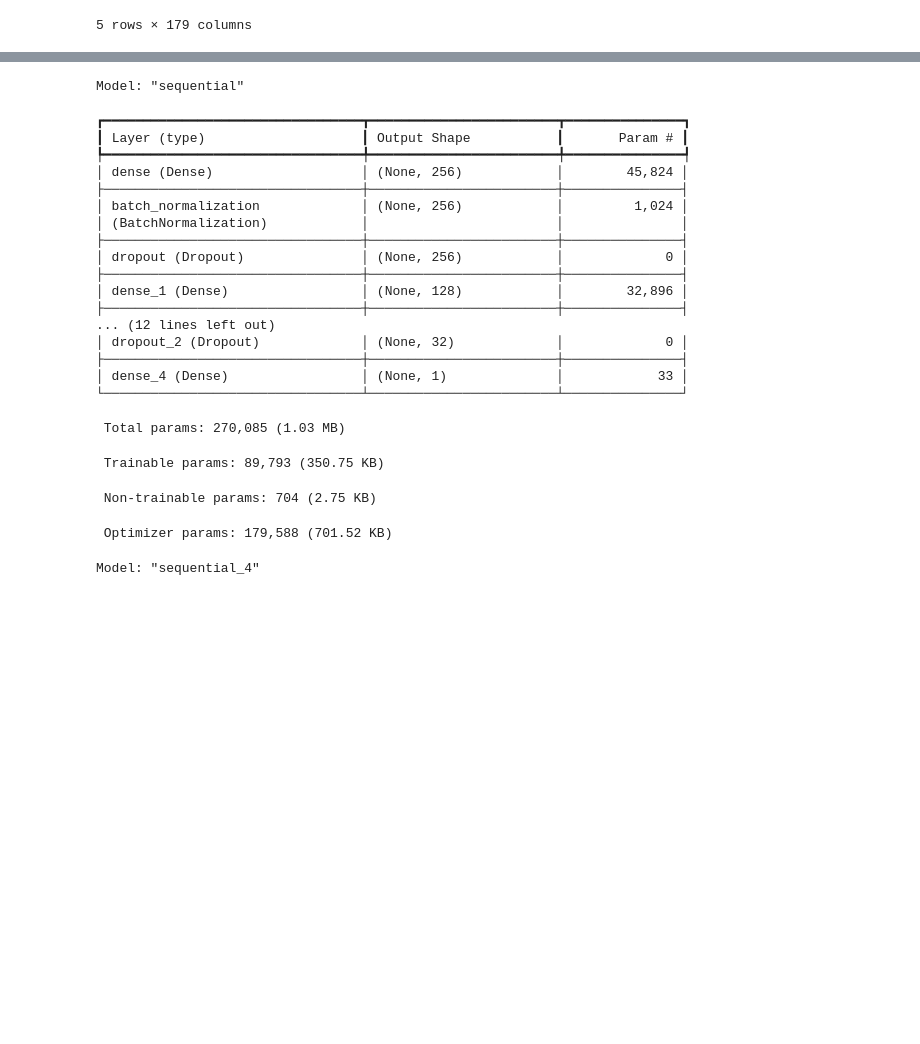
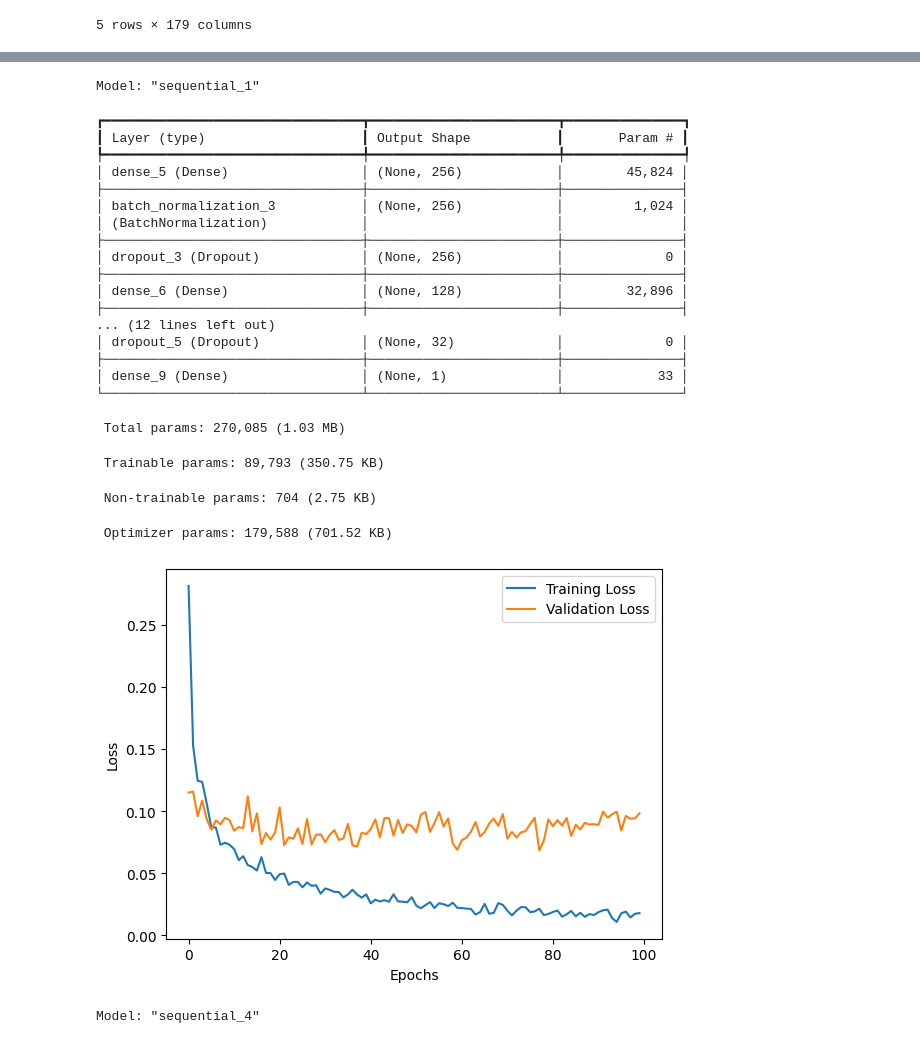
Before and after one commit to sprasha09/BME450-EpilepticSeizureRecognition, a Jupyter notebook: SeizureDetection_project.ipynb, the cells around one changed output, grey strips where cells are left out. Drawn from its saved outputs; the diff is of its cells as text; code cells hidden in the pictures; blank space fills up the shorter version.

Commit message:
training and validation loss diagram added to ann model

```diff
--- a/SeizureDetection_project.ipynb
+++ b/SeizureDetection_project.ipynb
@@ -221,5 +221,13 @@ model.compile(optimizer='adam', loss='binary_crossentropy', metrics=['accuracy']
 history = model.fit(X_train, y_train, epochs=100, batch_size=32, validation_split=0.2)
 
 model.summary()
+
+# Plot the loss function
+plt.plot(history.history['loss'], label='Training Loss')
+plt.plot(history.history['val_loss'], label='Validation Loss')
+plt.xlabel('Epochs')
+plt.ylabel('Loss')
+plt.legend()
+plt.show()
 # %% [output]
 Epoch 1/100
@@ -242,25 +250,26 @@ Epoch 100/100
-Model: "sequential"
+Model: "sequential_1"
 ┏━━━━━━━━━━━━━━━━━━━━━━━━━━━━━━━━━┳━━━━━━━━━━━━━━━━━━━━━━━━┳━━━━━━━━━━━━━━━┓
 ┃ Layer (type)                    ┃ Output Shape           ┃       Param # ┃
 ┡━━━━━━━━━━━━━━━━━━━━━━━━━━━━━━━━━╇━━━━━━━━━━━━━━━━━━━━━━━━╇━━━━━━━━━━━━━━━┩
-│ dense (Dense)                   │ (None, 256)            │        45,824 │
+│ dense_5 (Dense)                 │ (None, 256)            │        45,824 │
 ├─────────────────────────────────┼────────────────────────┼───────────────┤
-│ batch_normalization             │ (None, 256)            │         1,024 │
+│ batch_normalization_3           │ (None, 256)            │         1,024 │
 │ (BatchNormalization)            │                        │               │
 ├─────────────────────────────────┼────────────────────────┼───────────────┤
-│ dropout (Dropout)               │ (None, 256)            │             0 │
+│ dropout_3 (Dropout)             │ (None, 256)            │             0 │
 ├─────────────────────────────────┼────────────────────────┼───────────────┤
-│ dense_1 (Dense)                 │ (None, 128)            │        32,896 │
+│ dense_6 (Dense)                 │ (None, 128)            │        32,896 │
 ├─────────────────────────────────┼────────────────────────┼───────────────┤
 ... (12 lines left out)
-│ dropout_2 (Dropout)             │ (None, 32)             │             0 │
+│ dropout_5 (Dropout)             │ (None, 32)             │             0 │
 ├─────────────────────────────────┼────────────────────────┼───────────────┤
-│ dense_4 (Dense)                 │ (None, 1)              │            33 │
+│ dense_9 (Dense)                 │ (None, 1)              │            33 │
 └─────────────────────────────────┴────────────────────────┴───────────────┘
  Total params: 270,085 (1.03 MB)
  Trainable params: 89,793 (350.75 KB)
  Non-trainable params: 704 (2.75 KB)
  Optimizer params: 179,588 (701.52 KB)
+[figure, added]
 # %%
 # Model 2: LSTM (errors)
 df2 = df.copy()
```
Also changed, not shown: parts of 5 cells of this notebook.
